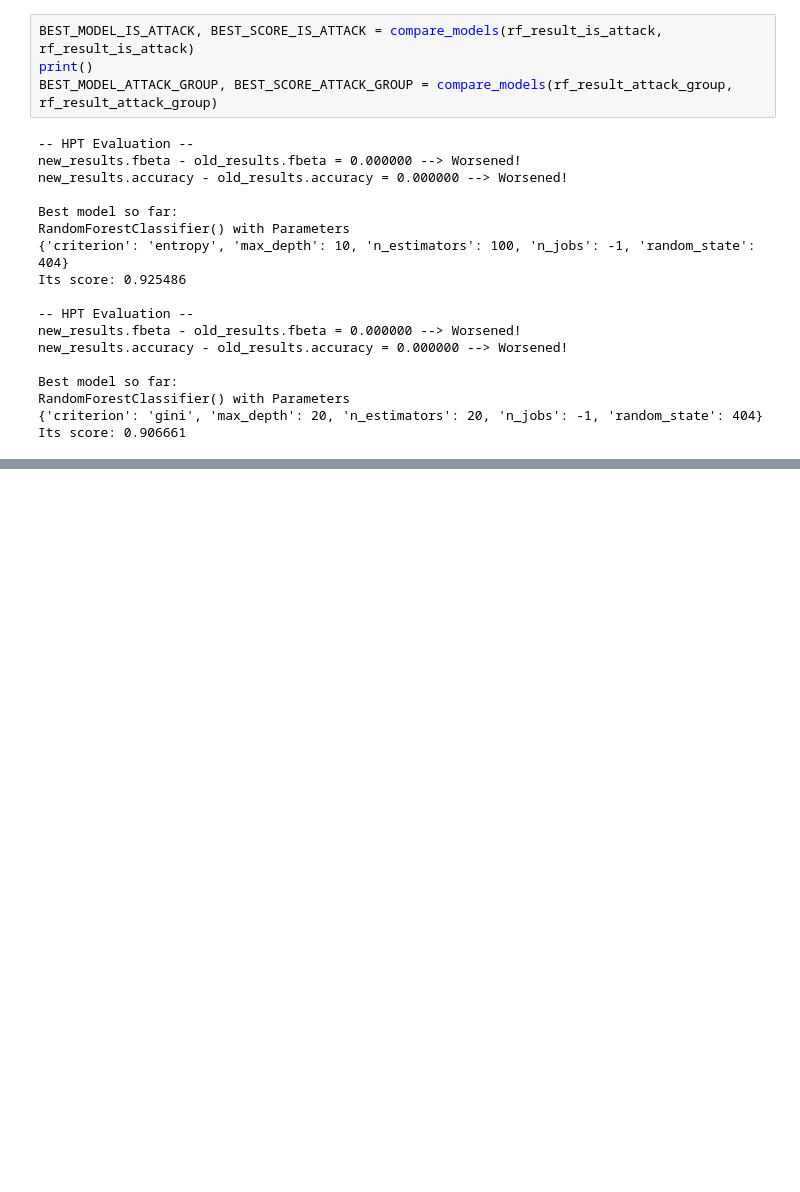
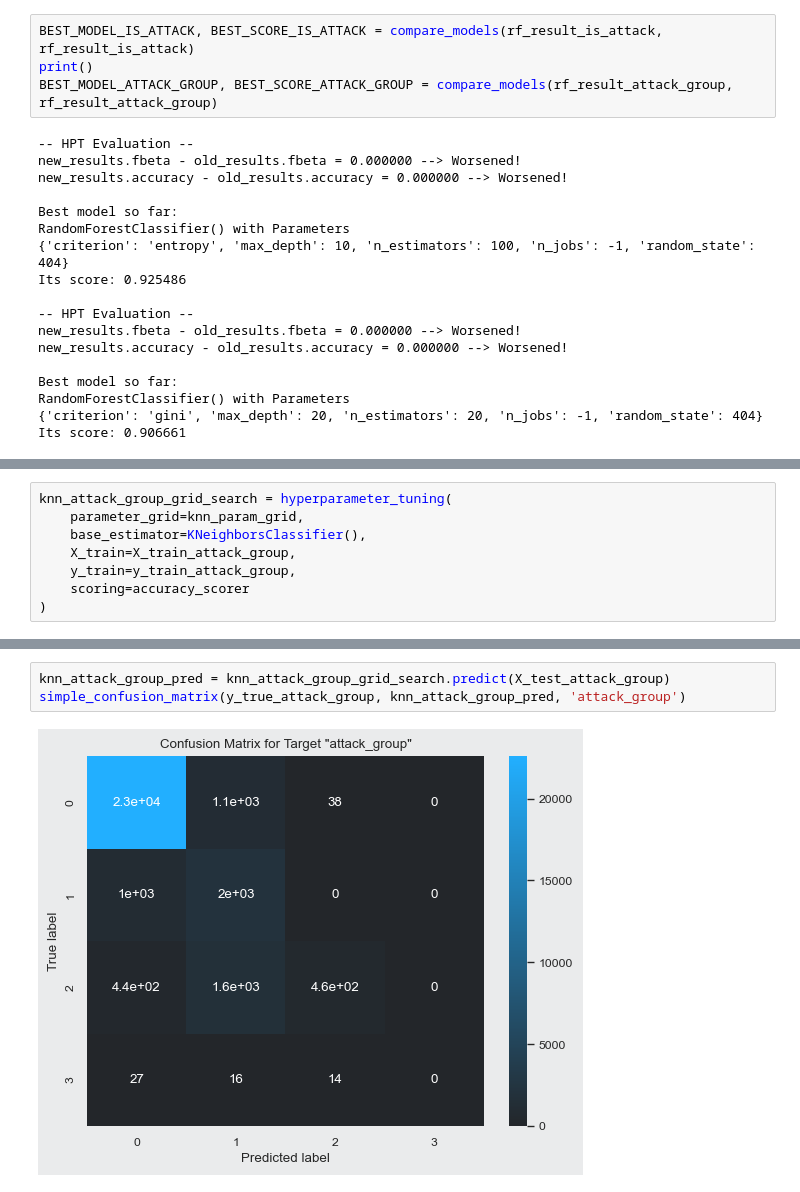
Before and after one commit to WildCodeWolf/Your-Data-Is-Mine, a Jupyter notebook: network-traffic-ml.ipynb, the cells around one changed output, grey strips where cells are left out. Cells and saved outputs as stored; diff of their text form; blank space fills up the shorter version.

```diff
--- a/network-traffic-ml.ipynb
+++ b/network-traffic-ml.ipynb
@@ -521,0 +548,8 @@ Its score: 0.906661
+# %%
+knn_attack_group_grid_search = hyperparameter_tuning(
+    parameter_grid=knn_param_grid,
+    base_estimator=KNeighborsClassifier(),
+    X_train=X_train_attack_group,
+    y_train=y_train_attack_group,
+    scoring=accuracy_scorer
+)
@@ -521,0 +612,5 @@ Its score: 0.906661
+# %%
+knn_attack_group_pred = knn_attack_group_grid_search.predict(X_test_attack_group)
+simple_confusion_matrix(y_true_attack_group, knn_attack_group_pred, 'attack_group')
+# %% [output]
+[figure, added]
```
Also changed, not shown: parts of 23 cells of this notebook.
